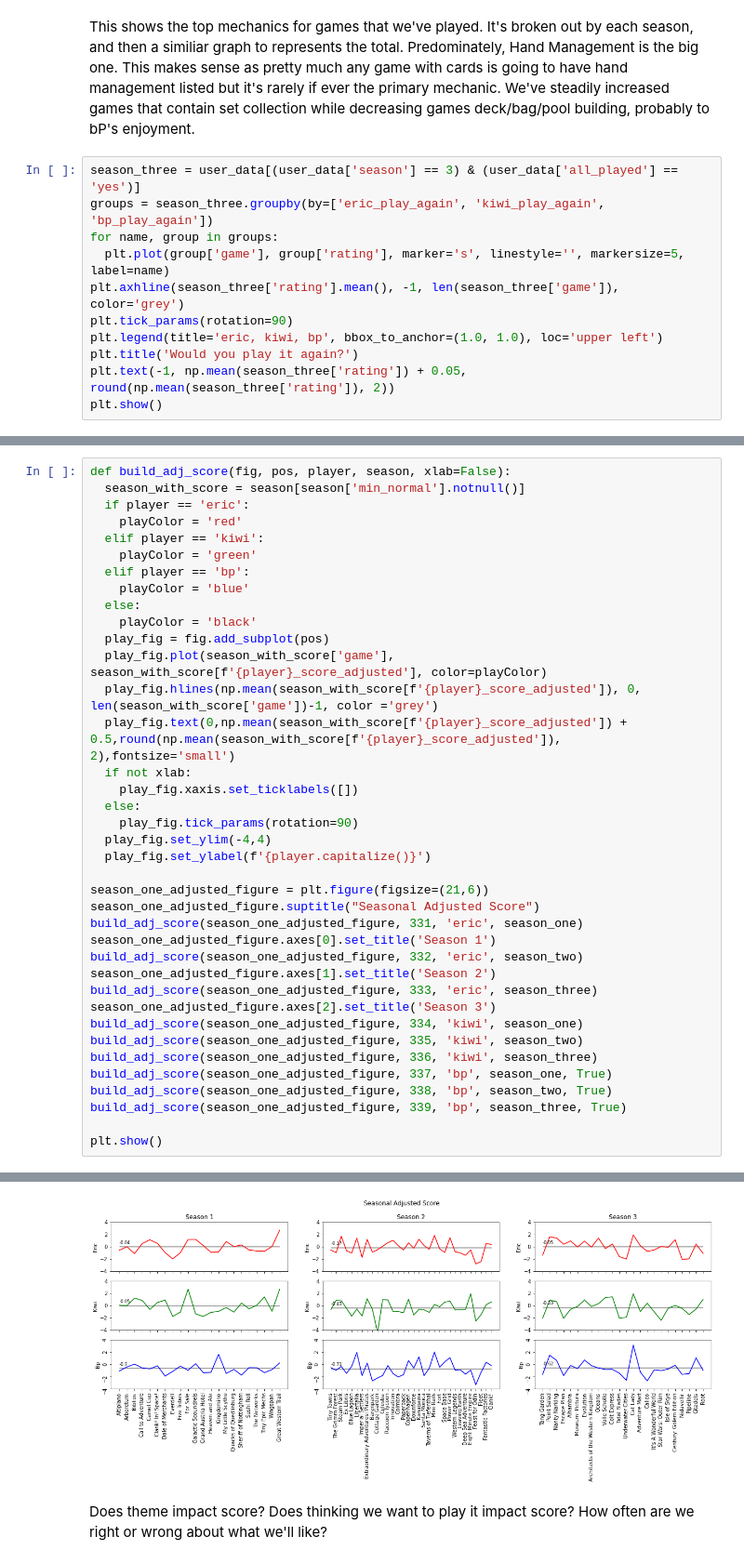
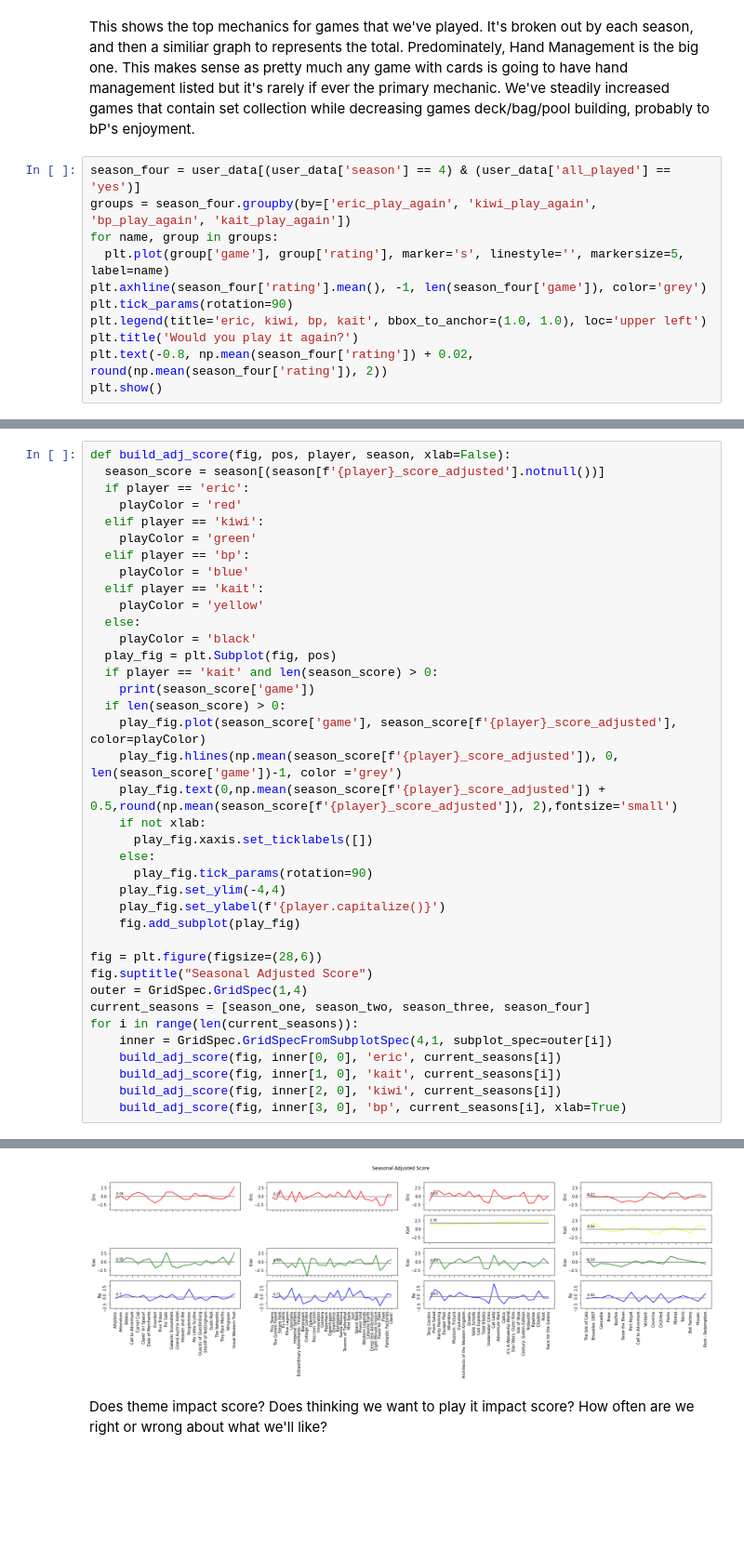
Before and after one commit to PNJaenichen/PNJaenichen.github.io, a Jupyter notebook: projects/firstTurnData/FTDataAnalysis.ipynb, the cells around one changed output, grey strips where cells are left out. Shown at 93% size. Saved outputs shown, nothing was run; the diff lists cells and outputs as text; blank space fills up the shorter version.

```diff
--- a/projects/firstTurnData/FTDataAnalysis.ipynb
+++ b/projects/firstTurnData/FTDataAnalysis.ipynb
@@ -158,14 +173,14 @@ build_mech_chart(top_mechanics, 224, 3)
 # %% [markdown]
 This shows the top mechanics for games that we've played. It's broken out by each season, and then a similiar graph to represents the total. Predominately, Hand Management is the big one. This makes sense as pretty much any game with cards is going to have hand management listed but it's rarely if ever the primary mechanic. We've steadily increased games that contain set collection while decreasing games deck/bag/pool building, probably to bP's enjoyment.
 # %%
-season_three = user_data[(user_data['season'] == 3) & (user_data['all_played'] == 'yes')]
-groups = season_three.groupby(by=['eric_play_again', 'kiwi_play_again', 'bp_play_again'])
+season_four = user_data[(user_data['season'] == 4) & (user_data['all_played'] == 'yes')]
+groups = season_four.groupby(by=['eric_play_again', 'kiwi_play_again', 'bp_play_again', 'kait_play_again'])
 for name, group in groups:
   plt.plot(group['game'], group['rating'], marker='s', linestyle='', markersize=5, label=name)
-plt.axhline(season_three['rating'].mean(), -1, len(season_three['game']), color='grey')
+plt.axhline(season_four['rating'].mean(), -1, len(season_four['game']), color='grey')
 plt.tick_params(rotation=90)
-plt.legend(title='eric, kiwi, bp', bbox_to_anchor=(1.0, 1.0), loc='upper left')
+plt.legend(title='eric, kiwi, bp, kait', bbox_to_anchor=(1.0, 1.0), loc='upper left')
 plt.title('Would you play it again?')
-plt.text(-1, np.mean(season_three['rating']) + 0.05, round(np.mean(season_three['rating']), 2))
+plt.text(-0.8, np.mean(season_four['rating']) + 0.02, round(np.mean(season_four['rating']), 2))
 plt.show()
 # %% [output]
@@ -232,39 +250,39 @@ The mean complexity for the series is 2.31.
 # %%
 def build_adj_score(fig, pos, player, season, xlab=False):
-  season_with_score = season[season['min_normal'].notnull()]
+  season_score = season[(season[f'{player}_score_adjusted'].notnull())]
   if player == 'eric':
     playColor = 'red'
   elif player == 'kiwi':
     playColor = 'green'
   elif player == 'bp':
     playColor = 'blue'
+  elif player == 'kait':
+    playColor = 'yellow'
   else:
     playColor = 'black'
-  play_fig = fig.add_subplot(pos)
-  play_fig.plot(season_with_score['game'], season_with_score[f'{player}_score_adjusted'], color=playColor)
-  play_fig.hlines(np.mean(season_with_score[f'{player}_score_adjusted']), 0, len(season_with_score['game'])-1, color ='grey')
-  play_fig.text(0,np.mean(season_with_score[f'{player}_score_adjusted']) + 0.5,round(np.mean(season_with_score[f'{player}_score_adjusted']), 2),fontsize='small')
-  if not xlab:
-    play_fig.xaxis.set_ticklabels([])
-  else:
-    play_fig.tick_params(rotation=90)
-  play_fig.set_ylim(-4,4)
-  play_fig.set_ylabel(f'{player.capitalize()}')
+  play_fig = plt.Subplot(fig, pos)
+  if player == 'kait' and len(season_score) > 0:
+    print(season_score['game'])
+  if len(season_score) > 0:
+    play_fig.plot(season_score['game'], season_score[f'{player}_score_adjusted'], color=playColor)
+    play_fig.hlines(np.mean(season_score[f'{player}_score_adjusted']), 0, len(season_score['game'])-1, color ='grey')
+    play_fig.text(0,np.mean(season_score[f'{player}_score_adjusted']) + 0.5,round(np.mean(season_score[f'{player}_score_adjusted']), 2),fontsize='small')
+    if not xlab:
+      play_fig.xaxis.set_ticklabels([])
+    else:
+      play_fig.tick_params(rotation=90)
+    play_fig.set_ylim(-4,4)
+    play_fig.set_ylabel(f'{player.capitalize()}')
+    fig.add_subplot(play_fig)
 
-season_one_adjusted_figure = plt.figure(figsize=(21,6))
-season_one_adjusted_figure.suptitle("Seasonal Adjusted Score")
-build_adj_score(season_one_adjusted_figure, 331, 'eric', season_one)
-season_one_adjusted_figure.axes[0].set_title('Season 1')
-build_adj_score(season_one_adjusted_figure, 332, 'eric', season_two)
-season_one_adjusted_figure.axes[1].set_title('Season 2')
-build_adj_score(season_one_adjusted_figure, 333, 'eric', season_three)
-season_one_adjusted_figure.axes[2].set_title('Season 3')
-build_adj_score(season_one_adjusted_figure, 334, 'kiwi', season_one)
-build_adj_score(season_one_adjusted_figure, 335, 'kiwi', season_two)
-build_adj_score(season_one_adjusted_figure, 336, 'kiwi', season_three)
-build_adj_score(season_one_adjusted_figure, 337, 'bp', season_one, True)
-build_adj_score(season_one_adjusted_figure, 338, 'bp', season_two, True)
-build_adj_score(season_one_adjusted_figure, 339, 'bp', season_three, True)
-
-plt.show()
+fig = plt.figure(figsize=(28,6))
+fig.suptitle("Seasonal Adjusted Score")
+outer = GridSpec.GridSpec(1,4)
+current_seasons = [season_one, season_two, season_three, season_four]
+for i in range(len(current_seasons)):
+    inner = GridSpec.GridSpecFromSubplotSpec(4,1, subplot_spec=outer[i])
+    build_adj_score(fig, inner[0, 0], 'eric', current_seasons[i])
+    build_adj_score(fig, inner[1, 0], 'kait', current_seasons[i])
+    build_adj_score(fig, inner[2, 0], 'kiwi', current_seasons[i])
+    build_adj_score(fig, inner[3, 0], 'bp', current_seasons[i], xlab=True)
 # %% [output]
@@ -271,4 +306,4 @@ plt.show()
-[figure, old version]
+[figure, new version]
 # %% [markdown]
 Does theme impact score?
 Does thinking we want to play it impact score?
```
Also changed, not shown: parts of 20 cells of this notebook.
